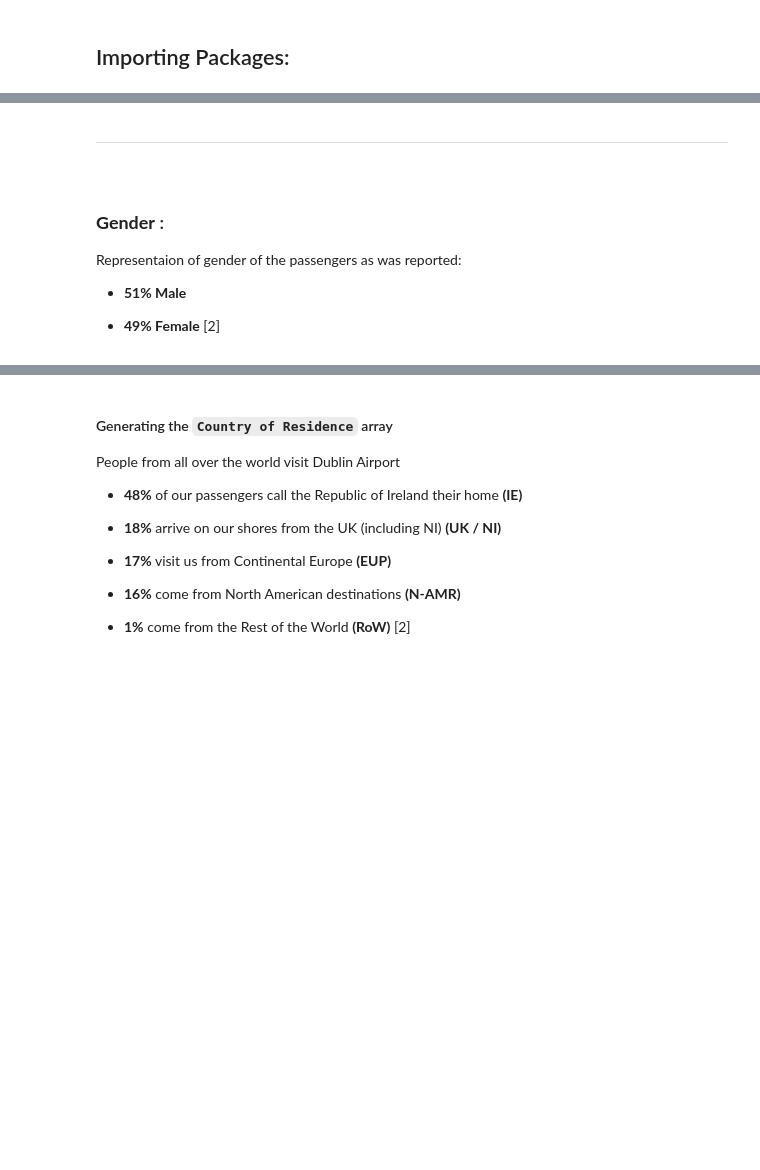
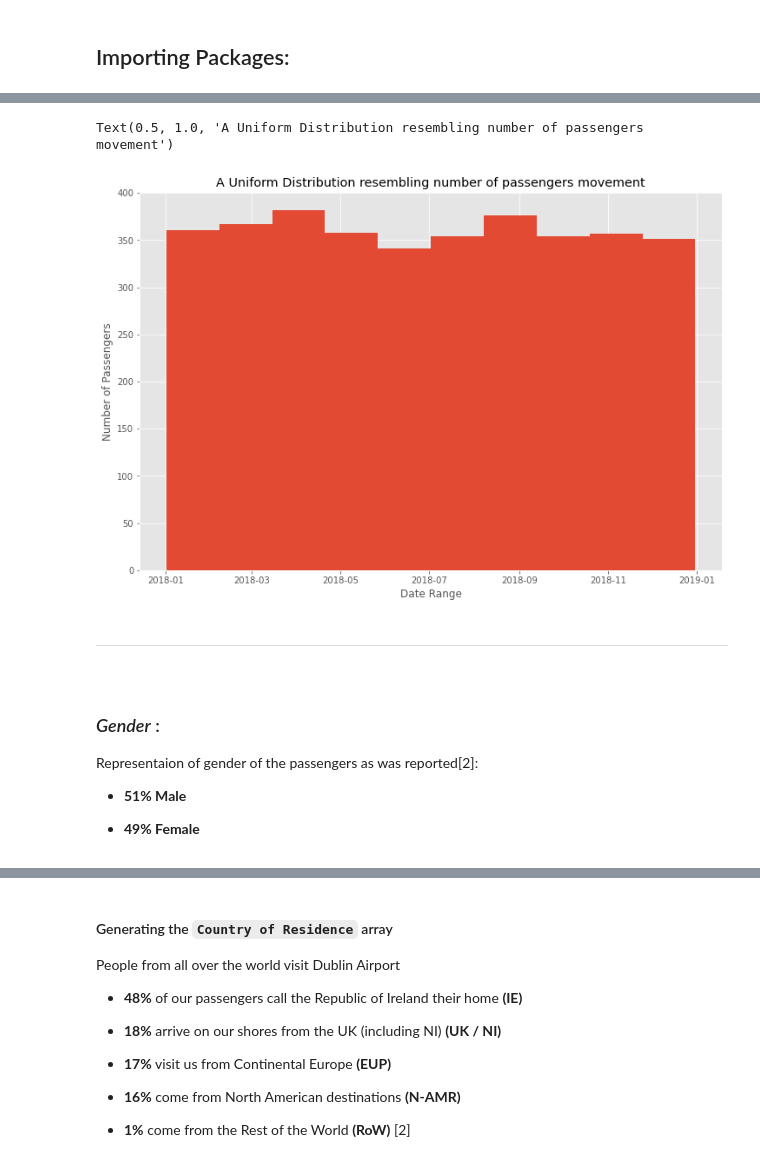
Before and after one commit to G00387867/Programming_for_DA_Project, a Jupyter notebook: Programming for DA.ipynb, the cells around one changed output, grey strips where cells are left out. Drawn from its saved outputs; the diff is of its cells as text; code cells hidden in the pictures; blank space fills up the shorter version.

Commit message:
Add descrive plots for the DateTime variable

```diff
--- a/Programming for DA.ipynb
+++ b/Programming for DA.ipynb
@@ -102,15 +104,23 @@ DatetimeIndex(['2018-03-18 08:06:31', '2018-09-15 02:05:19',
               dtype='datetime64[ns]', length=3600, freq=None)
+# %%
+plt.hist(DateTime)
+plt.xlabel("Date Range")
+plt.ylabel("Number of Passengers")
+plt.title("A Uniform Distribution resembling number of passengers movement")
+# %% [output]
+Text(0.5, 1.0, 'A Uniform Distribution resembling number of passengers movement')
+[figure, added]
 # %% [markdown]
 ***
 <br>
 
-### **Gender** :
+### *Gender* :
 
-Representaion of gender of the passengers as was reported:
+Representaion of gender of the passengers as was reported[2]:
 
 - __51% Male__
 
-- __49% Female__ [2]
+- __49% Female__
 # %%
 genders = ("male", "female")
 
```
Also changed, not shown: parts of 16 cells of this notebook.
